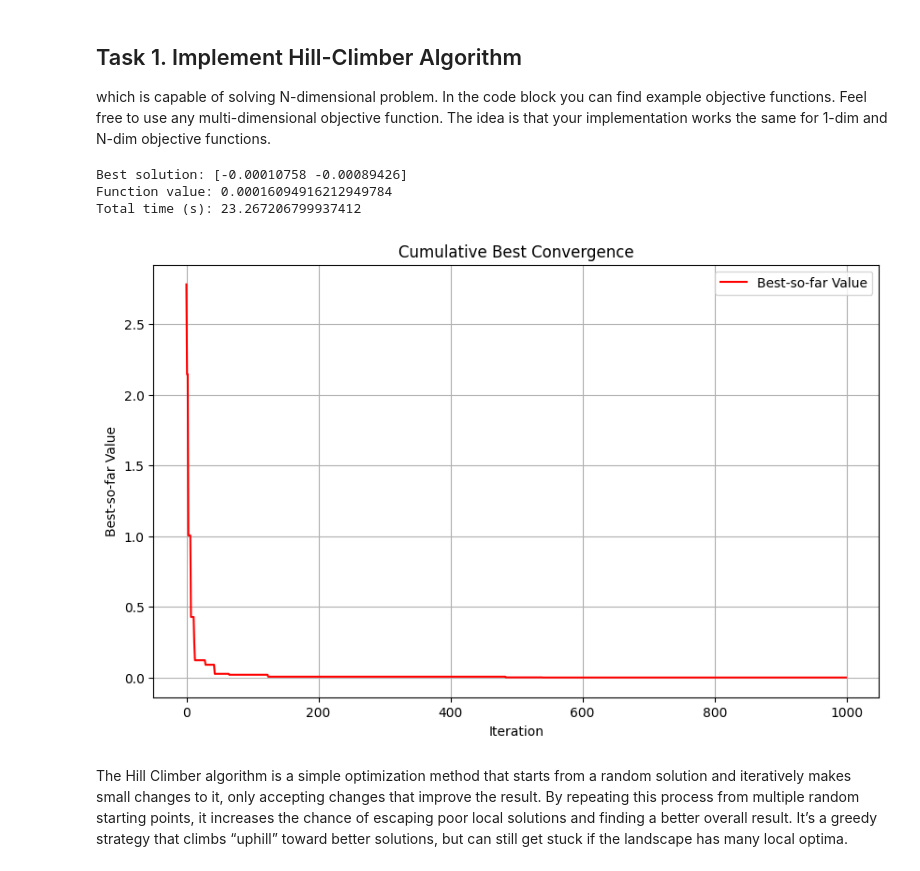
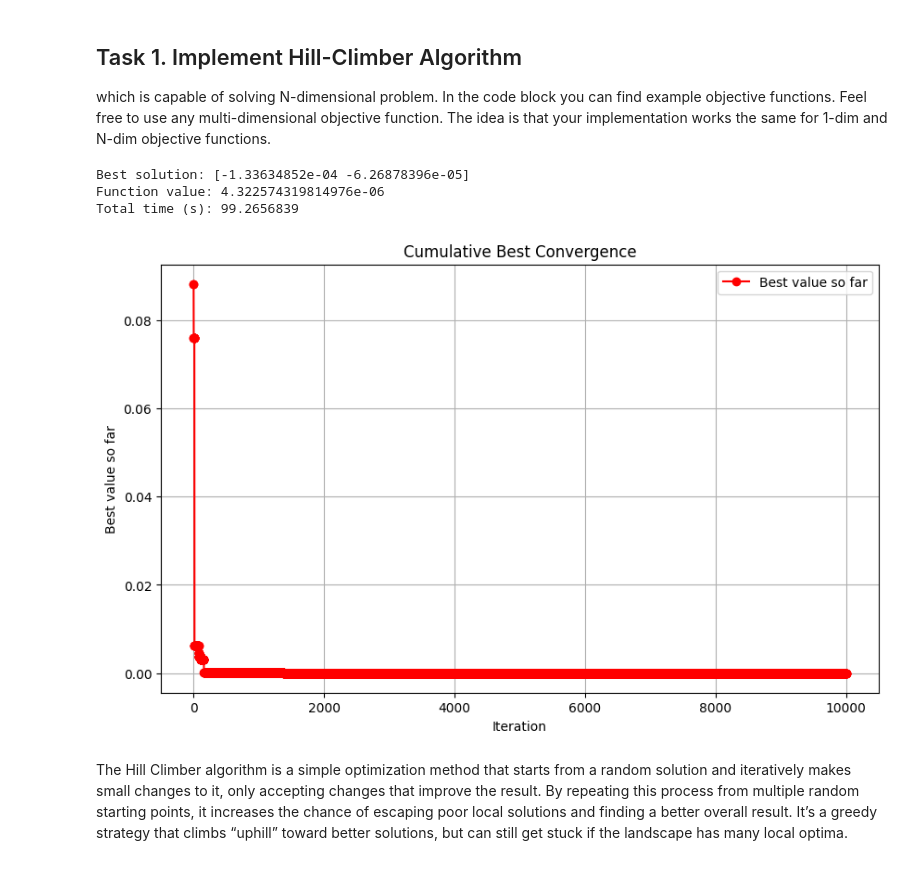
Before and after one commit to MarioSomodi/Optimization-Algorithms, a Jupyter notebook: OABOEC_Project_Mario_Somodi.ipynb, the cells around one changed output. Drawn from its saved outputs; the diff is of its cells as text; code cells hidden in the pictures.

```diff
--- a/OABOEC_Project_Mario_Somodi.ipynb
+++ b/OABOEC_Project_Mario_Somodi.ipynb
@@ -223,36 +223,36 @@
 # %%
 from objective_functions.rastrigin import RastriginObjective
 from algorithms.hill_climber import HillClimber
 from util.plot import plot_convergence
 
-def run_hill_climber(dim=2, step_size=0.5, max_iter=1000, local_search_iter=500):
+def run_hill_climber(dim=2, step_size=0.55, max_iter=10000, local_search_iter=1000):
 
-    rastriginObj = RastriginObjective(dim=dim)
+    rastrigin_obj = RastriginObjective(dim=dim)
 
     hc = HillClimber(
-        objective=rastriginObj,
+        objective=rastrigin_obj,
         step_size=step_size,
         max_iter=max_iter,
         local_search_iter=local_search_iter
     )
 
     hc.run()
     summary = hc.summary()
 
     print("Best solution:", summary['best_solution'])
     print("Function value:", summary['best_evaluation'])
     print("Total time (s):", summary['total_time'])
 
     return summary
 
 result2d = run_hill_climber()
 
 plot_convergence(result2d['history'])
 # %% [output]
-Best solution: [-0.00010758 -0.00089426]
-Function value: 0.00016094916212949784
-Total time (s): 23.267206799937412
+Best solution: [-1.33634852e-04 -6.26878396e-05]
+Function value: 4.322574319814976e-06
+Total time (s): 99.2656839
-[figure, old version]
+[figure, new version]
 # %% [markdown]
 The Hill Climber algorithm is a simple optimization method that starts from a random solution and iteratively makes small changes to it, only accepting changes that improve the result. By repeating this process from multiple random starting points, it increases the chance of escaping poor local solutions and finding a better overall result. It’s a greedy strategy that climbs “uphill” toward better solutions, but can still get stuck if the landscape has many local optima.
 # %% [markdown]
```
